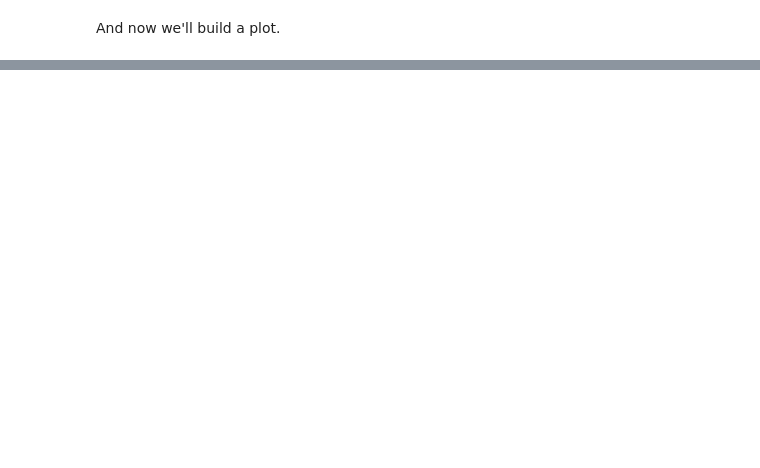
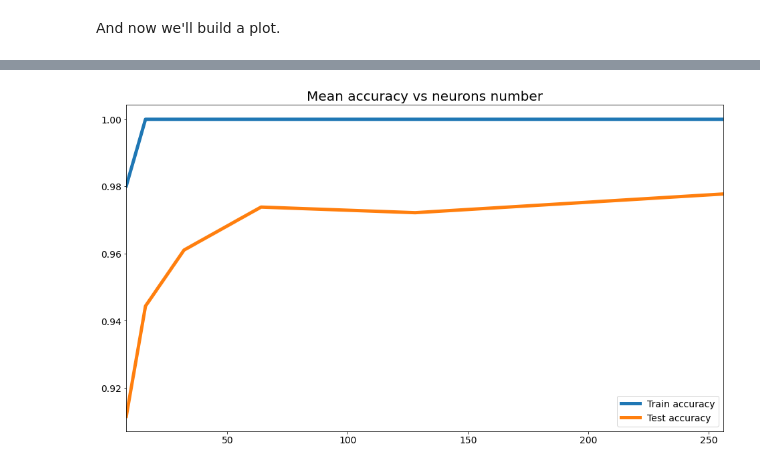
Before and after one commit to 0ld-dancer/dq_projects, a Jupyter notebook: 14. A Handwritten Digits Classifier/digits_classifier.ipynb, the cells around one changed output, grey strips where cells are left out. Drawn from its saved outputs; the diff is of its cells as text; code cells hidden in the pictures; blank space fills up the shorter version.

```diff
--- a/14. A Handwritten Digits Classifier/digits_classifier.ipynb
+++ b/14. A Handwritten Digits Classifier/digits_classifier.ipynb
@@ -245,0 +360,4 @@ Our model's reached **accuracy=1** pretty fast on train set while it's far away
+# %%
+accurasies_plot_nn(digits.frame, 3, neurons)
+# %% [output]
+[figure, added]
```
Also changed, not shown: parts of 40 cells of this notebook.
